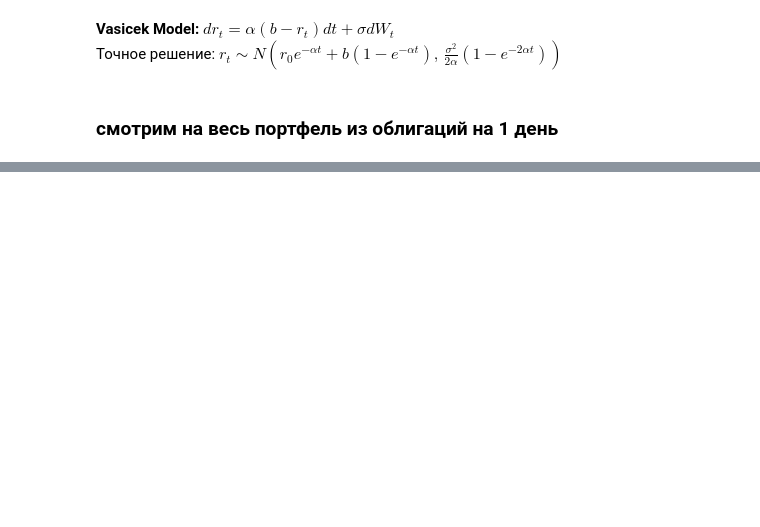
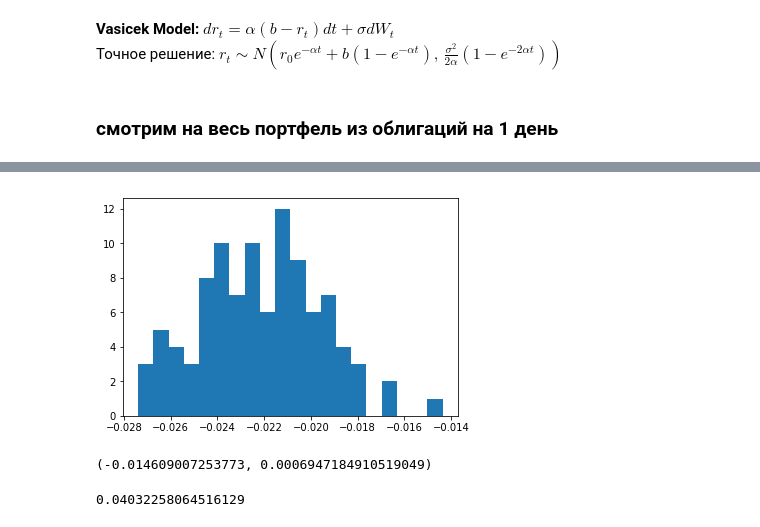
Before and after one commit to umanetz/risk_management, a Jupyter notebook: Bonds_VaR_for_all_2018.ipynb, the cells around one changed output, grey strips where cells are left out. Drawn from its saved outputs; the diff is of its cells as text; code cells hidden in the pictures; blank space fills up the shorter version.

```diff
--- a/Bonds_VaR_for_all_2018.ipynb
+++ b/Bonds_VaR_for_all_2018.ipynb
@@ -330,0 +364,12 @@ sum(result['loss'] > result['VaR'])/result.shape[0]
+# %%
+plt.hist(distr, bins=20);
+# %% [output]
+[figure, added]
+# %%
+VaR, loss
+# %% [output]
+(-0.014609007253773, 0.0006947184910519049)
+# %%
+z/len(dates[dates >= np.datetime64('2018-01-06')][:])
+# %% [output]
+0.04032258064516129
```
Also changed, not shown: parts of 13 cells of this notebook.
